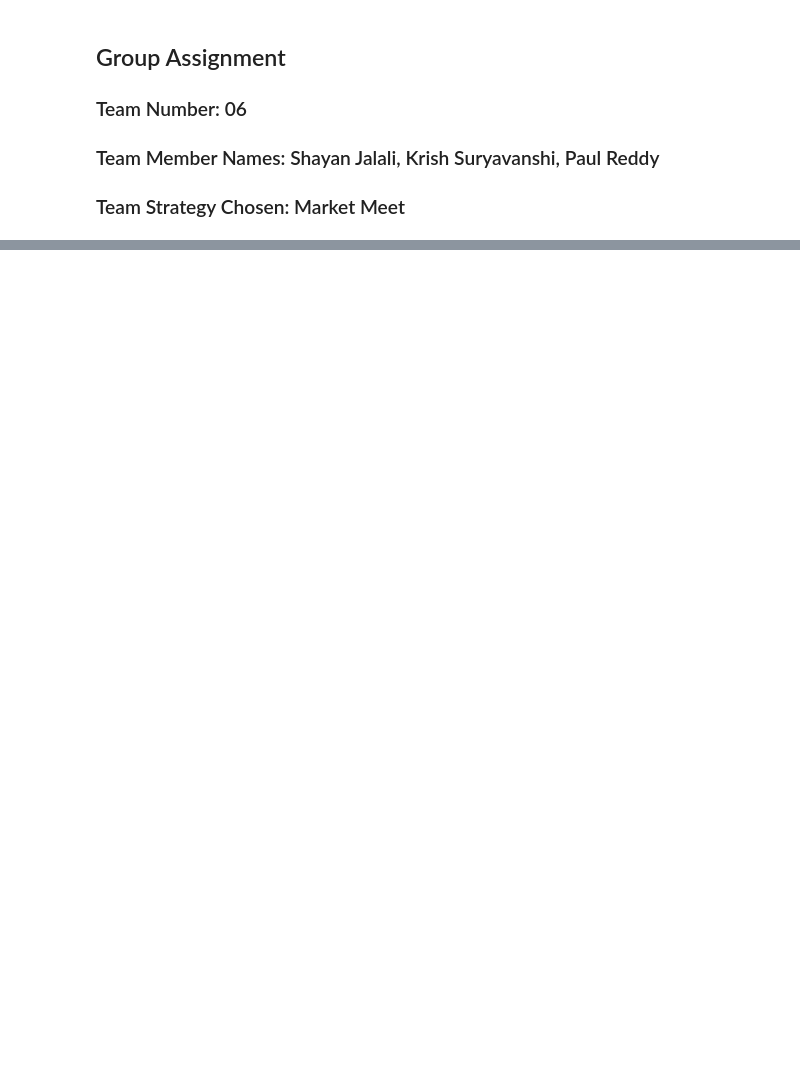
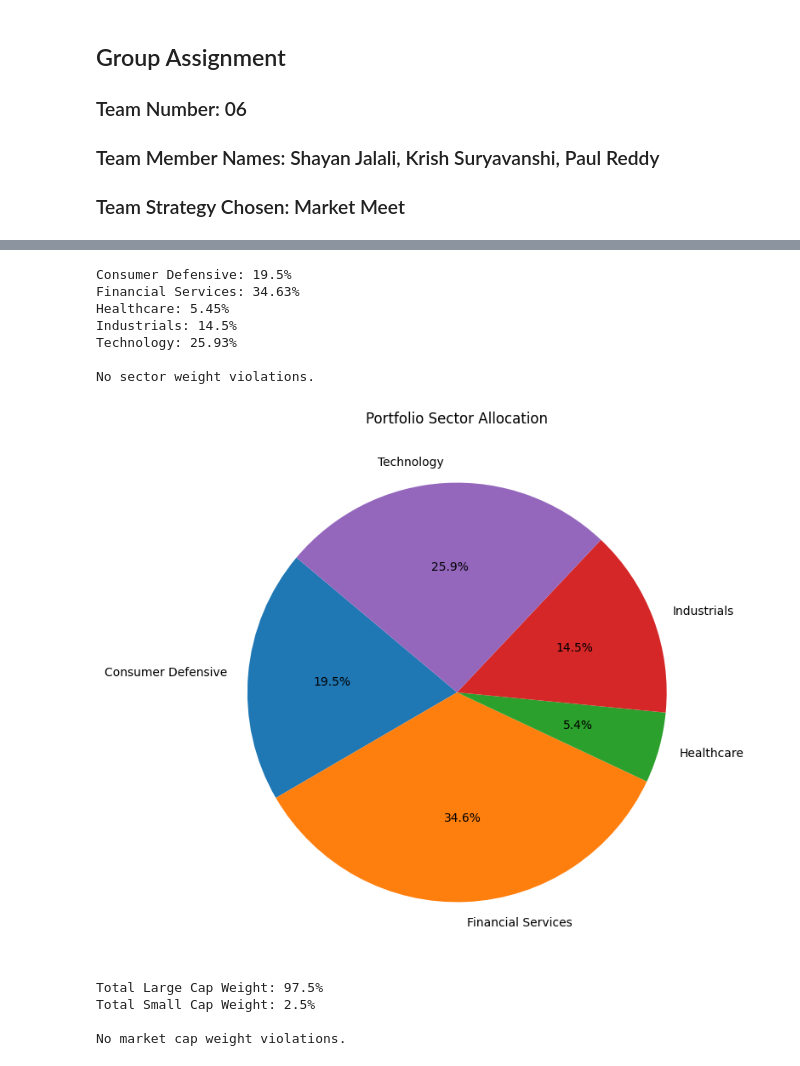
Before and after one commit to shayankjalali/market-meet, a Jupyter notebook: Team_06_Assignment.ipynb, the cells around one changed output, grey strips where cells are left out. Drawn from its saved outputs; the diff is of its cells as text; code cells hidden in the pictures; blank space fills up the shorter version.

```diff
--- a/Team_06_Assignment.ipynb
+++ b/Team_06_Assignment.ipynb
@@ -788,0 +757,67 @@ Portfolio contains 20 stocks.
+# %%
+# now the initial 40% sector check was to see if the selected stocks were diverse enough
+# after optimization, the new weights might violate those limits, so we redo the 40% sector check here
+# even if those constraints make the weights slightly worse, we still have to follow the rules
+
+# make a df for tickers and weights
+dict = {"Ticker": selected_tickers, "Weight": optimal_weights}
+weights_df = pd.DataFrame(dict)
+
+# create portfolio df
+portfolio_df = pd.merge(weights_df, stock_info , on="Ticker", how="inner")
+
+# get sector weights
+sector_weights_series = portfolio_df.groupby("Sector")["Weight"].sum()
+sector_weights = sector_weights_series.to_dict()
+
+# print them
+for sector in sector_weights:
+    print(str(sector) + ": " + str(np.round(sector_weights[sector] * 100, 2)) + "%")
+
+print()
+
+# check for sector violations (max 40% in one sector)
+sector_violations = False
+tolerance = 0.0001  # small tolerance to account for python's precision issues w/ numbers
+for sector in sector_weights:
+    if sector_weights[sector] > 0.4 + tolerance:
+        sector_violations = True
+        print("Sector weight violation: " + str(sector) + " is " + str(np.round(sector_weights[sector] * 100, 2)) + "%; max 40%.")
+
+if not sector_violations:
+    print("No sector weight violations.")
+
+# create a little pie chart to display sector weights
+plt.figure(figsize=(8,8))
+plt.pie(sector_weights.values(), labels=sector_weights.keys(), autopct='%1.1f%%', startangle=140)
+plt.title("Portfolio Sector Allocation")
+plt.show()
+
+# check for cap violations (need one large cap and one small cap minimum)
+large_rows = portfolio_df[portfolio_df["CapType"] == "Large"]
+large_weight_total = large_rows["Weight"].sum()
+
+small_rows = portfolio_df[portfolio_df["CapType"] == "Small"]
+small_weight_total = small_rows["Weight"].sum()
+
+print("Total Large Cap Weight: " + str(np.round(large_weight_total * 100, 2)) + "%")
+print("Total Small Cap Weight: " + str(np.round(small_weight_total * 100, 2)) + "%")
+print()
+
+if (not large_weight_total > 0) or (not small_weight_total > 0):
+    print("Market cap weight violation; need at least one large cap and one small cap stock.")
+else:
+    print("No market cap weight violations.")
+# %% [output]
+Consumer Defensive: 19.5%
+Financial Services: 34.63%
+Healthcare: 5.45%
+Industrials: 14.5%
+Technology: 25.93%
+
+No sector weight violations.
+[figure, added]
+Total Large Cap Weight: 97.5%
+Total Small Cap Weight: 2.5%
+
+No market cap weight violations.
```
Also changed, not shown: parts of 44 cells of this notebook, 1 other file.
